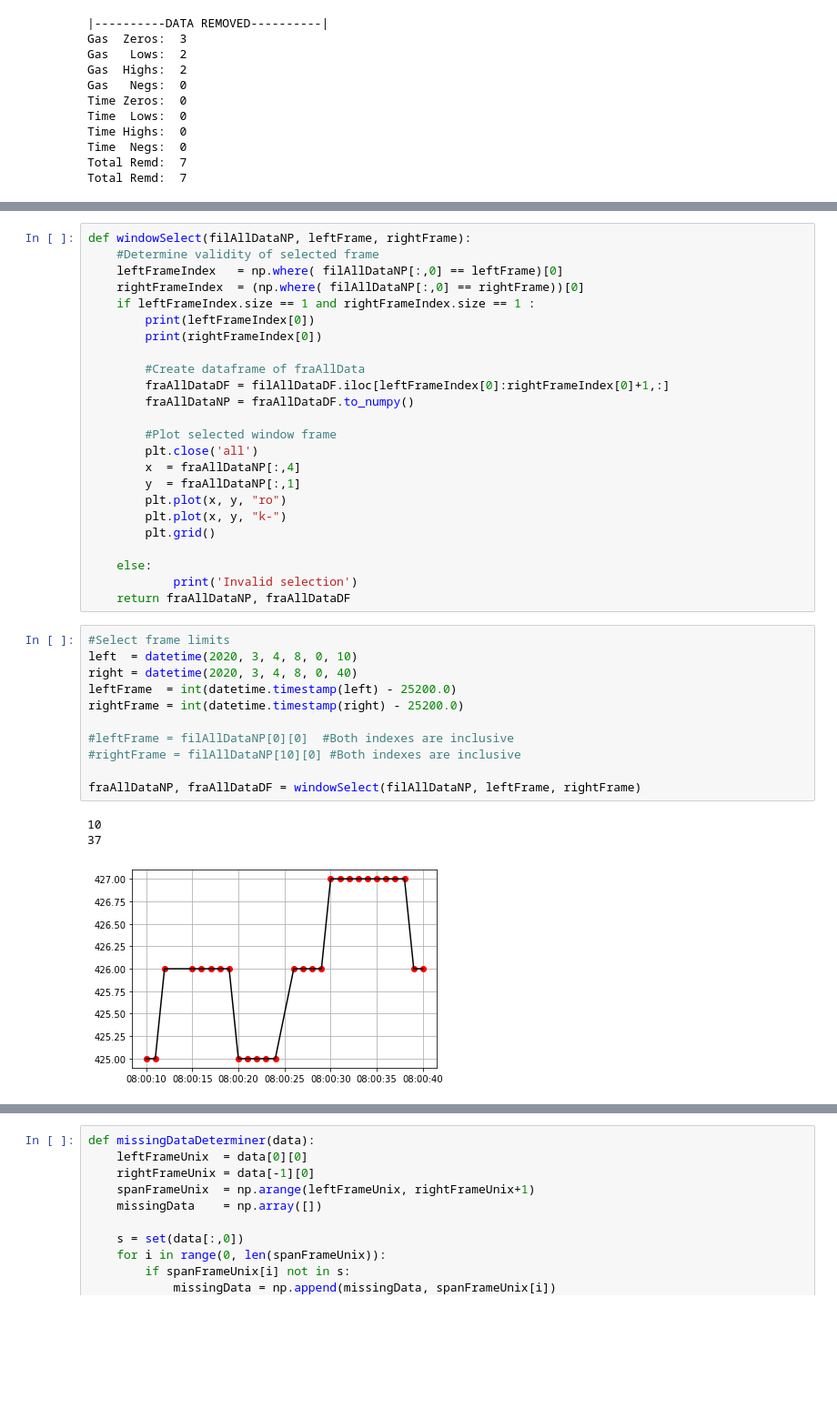
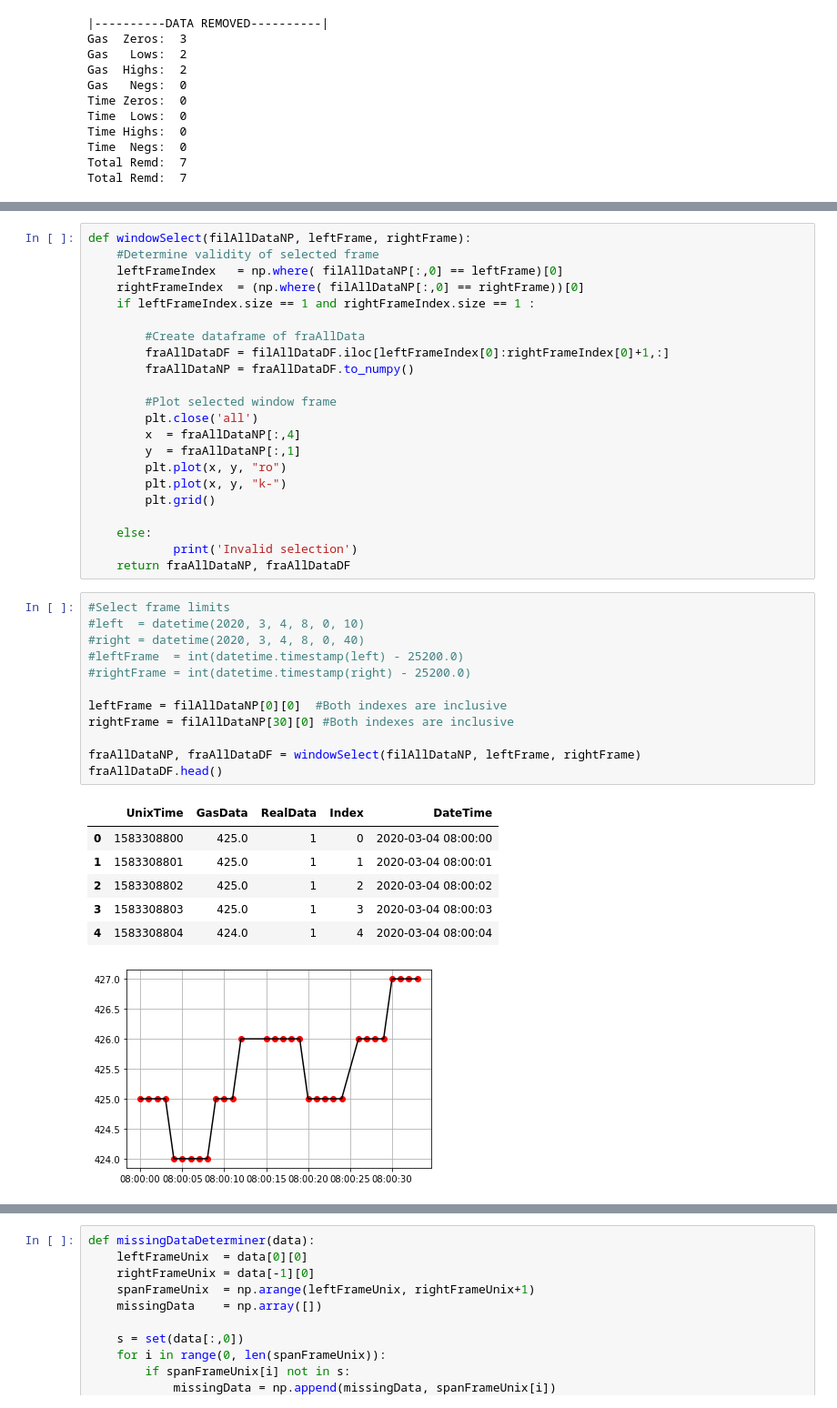
Before and after one commit to RiceAllDay22/WirelessSensorNetwork, a Jupyter notebook: Analysis/Analyzer V2.ipynb, the cells around one changed output, grey strips where cells are left out. Shown at 91% size. Saved outputs shown, nothing was run; the diff lists cells and outputs as text; blank space fills up the shorter version.

```diff
--- a/Analysis/Analyzer V2.ipynb
+++ b/Analysis/Analyzer V2.ipynb
@@ -185,8 +168,6 @@ def windowSelect(filAllDataNP, leftFrame, rightFrame):
     leftFrameIndex   = np.where( filAllDataNP[:,0] == leftFrame)[0]
     rightFrameIndex  = (np.where( filAllDataNP[:,0] == rightFrame))[0]
     if leftFrameIndex.size == 1 and rightFrameIndex.size == 1 :
-        print(leftFrameIndex[0])
-        print(rightFrameIndex[0])
 
         #Create dataframe of fraAllData
         fraAllDataDF = filAllDataDF.iloc[leftFrameIndex[0]:rightFrameIndex[0]+1,:]
@@ -205,16 +186,21 @@ def windowSelect(filAllDataNP, leftFrame, rightFrame):
     return fraAllDataNP, fraAllDataDF
 # %%
 #Select frame limits
-left  = datetime(2020, 3, 4, 8, 0, 10)
-right = datetime(2020, 3, 4, 8, 0, 40)
-leftFrame  = int(datetime.timestamp(left) - 25200.0)
-rightFrame = int(datetime.timestamp(right) - 25200.0)
+#left  = datetime(2020, 3, 4, 8, 0, 10)
+#right = datetime(2020, 3, 4, 8, 0, 40)
+#leftFrame  = int(datetime.timestamp(left) - 25200.0)
+#rightFrame = int(datetime.timestamp(right) - 25200.0)
 
-#leftFrame = filAllDataNP[0][0]  #Both indexes are inclusive
-#rightFrame = filAllDataNP[10][0] #Both indexes are inclusive
+leftFrame = filAllDataNP[0][0]  #Both indexes are inclusive
+rightFrame = filAllDataNP[30][0] #Both indexes are inclusive
 
 fraAllDataNP, fraAllDataDF = windowSelect(filAllDataNP, leftFrame, rightFrame)
+fraAllDataDF.head()
 # %% [output]
-10
-37
+|  | UnixTime | GasData | RealData | Index | DateTime |
+| 0 | 1583308800 | 425.0 | 1 | 0 | 2020-03-04 08:00:00 |
+| 1 | 1583308801 | 425.0 | 1 | 1 | 2020-03-04 08:00:01 |
+| 2 | 1583308802 | 425.0 | 1 | 2 | 2020-03-04 08:00:02 |
+| 3 | 1583308803 | 425.0 | 1 | 3 | 2020-03-04 08:00:03 |
+| 4 | 1583308804 | 424.0 | 1 | 4 | 2020-03-04 08:00:04 |
-[figure, old version]
+[figure, new version]
```
Also changed, not shown: parts of 19 cells of this notebook, 4 other files.
